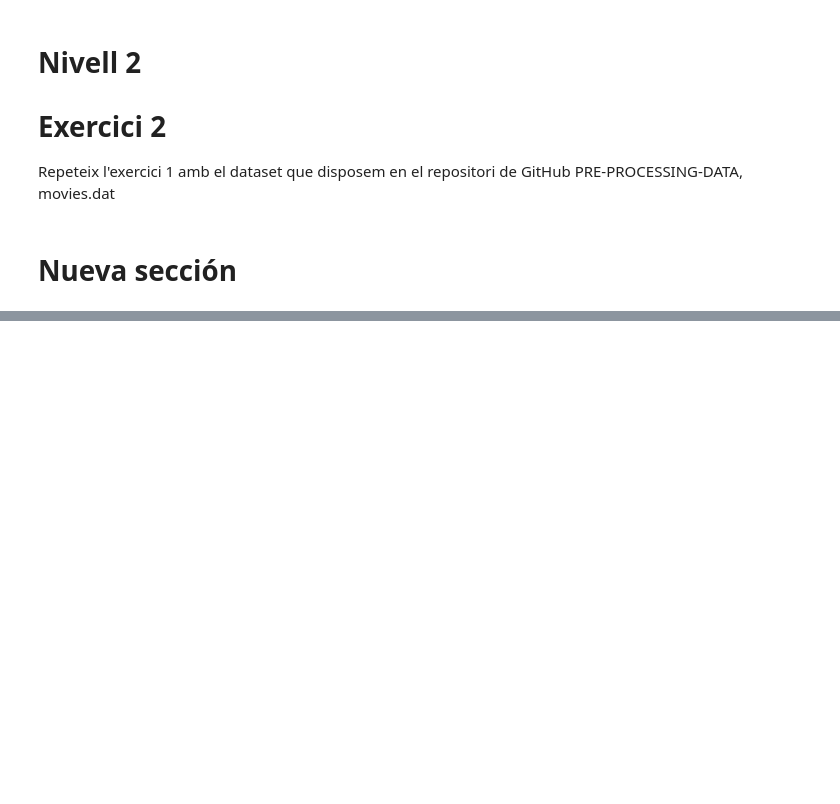
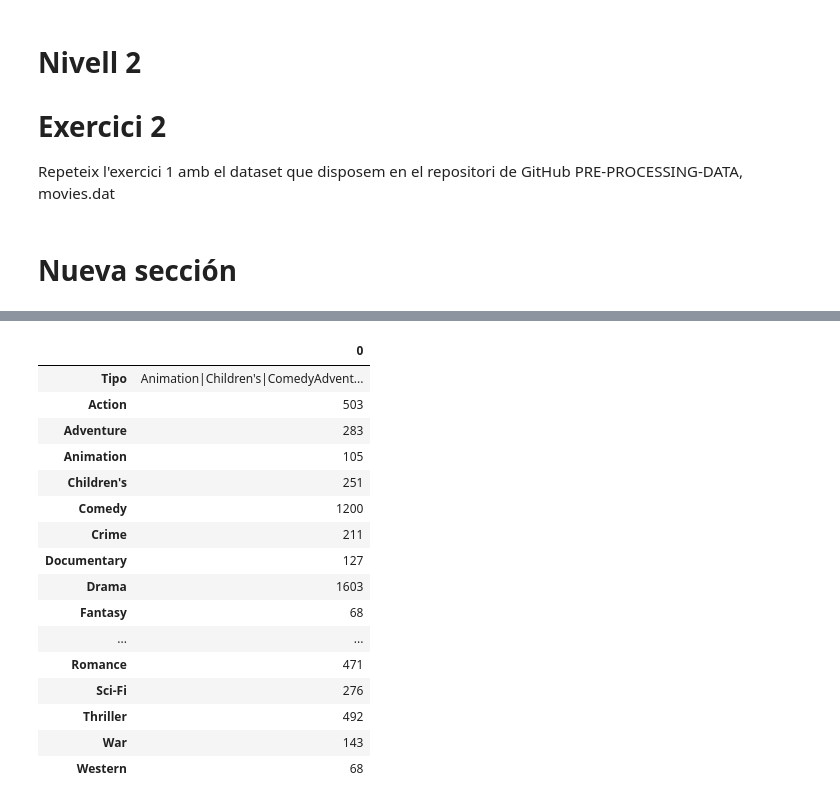
Before and after one commit to JMML2021/0302-Visualitzaci-gr-fica-de-M-ltiples-variables, a Jupyter notebook: 0302_Visualitzacio_grafica_de_Multiples_variables.ipynb, the cells around one changed output, grey strips where cells are left out. Saved outputs shown, nothing was run; the diff lists cells and outputs as text; code cells hidden in the pictures; blank space fills up the shorter version.

```diff
--- a/0302_Visualitzacio_grafica_de_Multiples_variables.ipynb
+++ b/0302_Visualitzacio_grafica_de_Multiples_variables.ipynb
@@ -362,3 +362,27 @@ df.head()
 | 3 | 4 | Waiting to Exhale (1995) | Comedy|Drama | 0 | 0 | 0 | 0 | 1 | 0 | ... |
 | 4 | 5 | Father of the Bride Part II (1995) | Comedy | 0 | 0 | 0 | 0 | 1 | 0 | ... |
 5 rows × 21 columns
+# %%
+estilos =pd.DataFrame(df.sum())
+
+# Quito las columnas primeras porque no son numericas
+estilos = estilos[2:].copy()
+estilos
+# %% [output]
+|  | 0 |
+| Tipo | Animation|Children's|ComedyAdvent... |
+| Action | 503 |
+| Adventure | 283 |
+| Animation | 105 |
+| Children's | 251 |
+| Comedy | 1200 |
+| Crime | 211 |
+| Documentary | 127 |
+| Drama | 1603 |
+| Fantasy | 68 |
+| ... | ... |
+| Romance | 471 |
+| Sci-Fi | 276 |
+| Thriller | 492 |
+| War | 143 |
+| Western | 68 |
```
Also changed, not shown: parts of 11 cells of this notebook.
